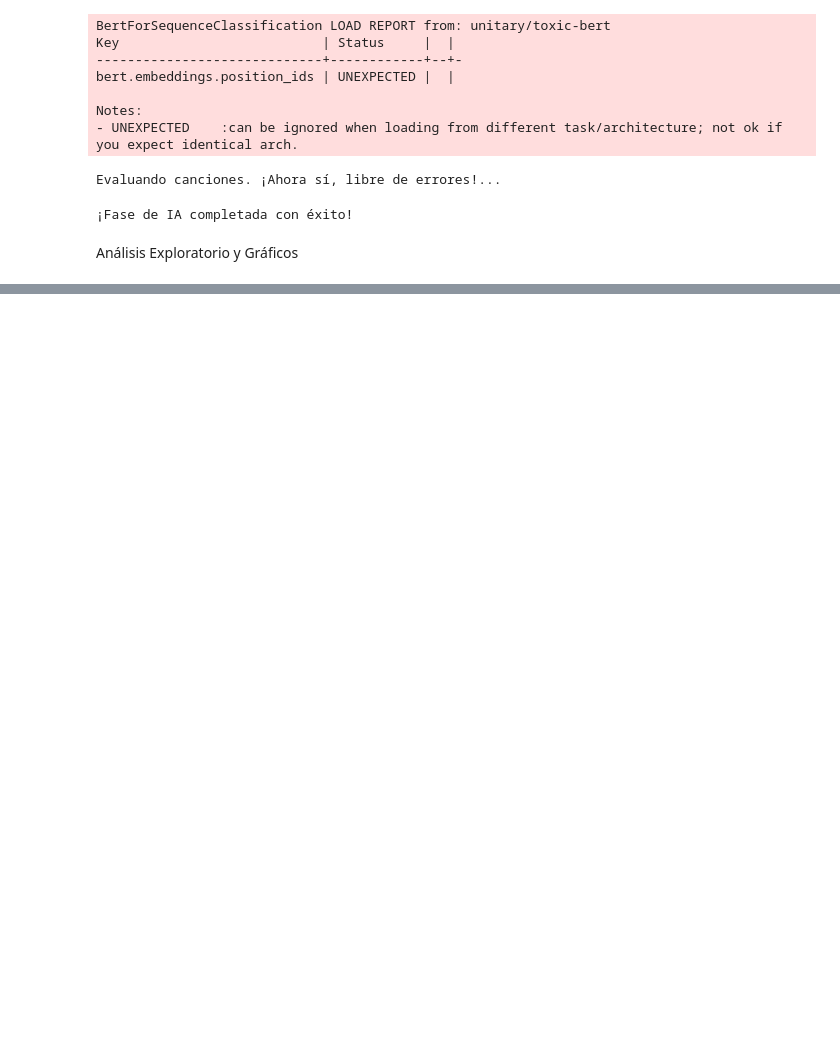
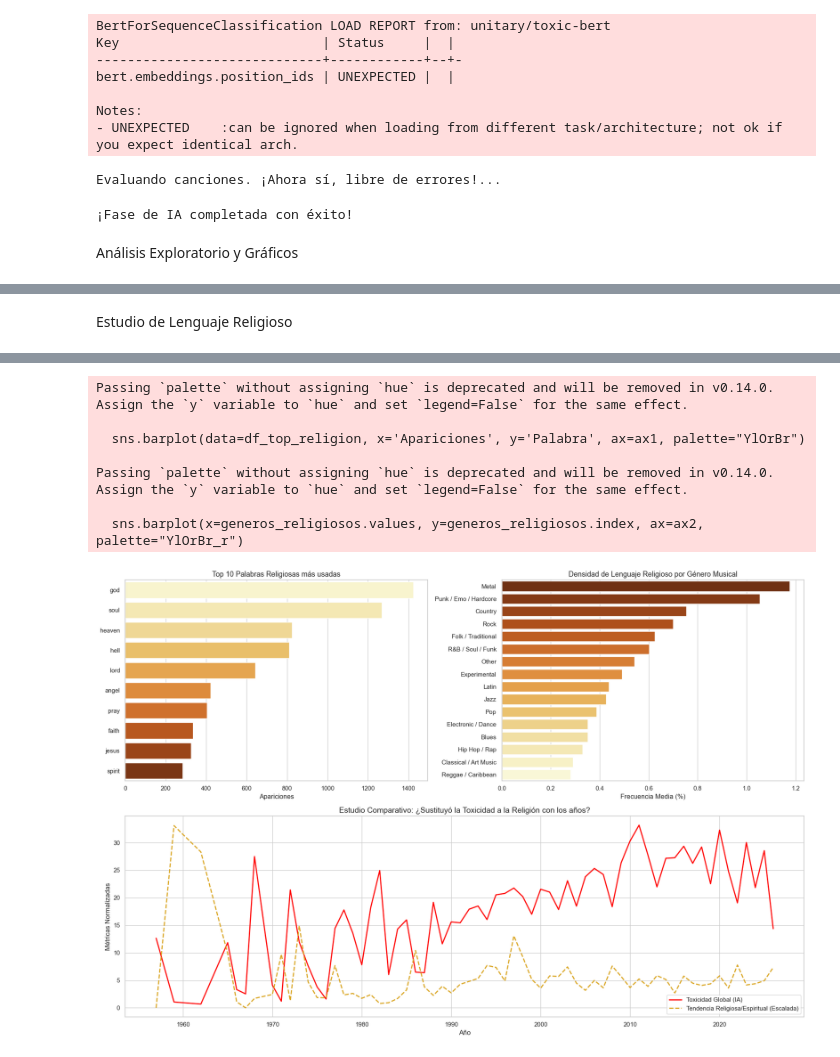
Before and after one commit to pacarma4/NLP, a Jupyter notebook: Deteccion_contenido_ofensivo.ipynb, the cells around one changed output, grey strips where cells are left out. Saved outputs shown, nothing was run; the diff lists cells and outputs as text; code cells hidden in the pictures; blank space fills up the shorter version.

```diff
--- a/Deteccion_contenido_ofensivo.ipynb
+++ b/Deteccion_contenido_ofensivo.ipynb
@@ -362,0 +335,72 @@ tyranny            3
+# %% [markdown]
+Estudio de Lenguaje Religioso
+# %%
+
+print("Iniciando análisis de Lenguaje Religioso...")
+
+# Diccionario Base (Cristianismo, Islam, Judaísmo, Oriental y Espiritualidad General)
+dict_religion_base = [
+    'god', 'gods', 'jesus', 'christ', 'lord', 'holy', 'heaven', 'hell',
+    'angel', 'angels', 'demon', 'demons', 'devil', 'devils', 'satan', 'sin', 'sins',
+    'pray', 'praying', 'prayer', 'prayers', 'church', 'churches', 'amen', 'hallelujah',
+    'faith', 'divine', 'sacred', 'soul', 'souls', 'spirit', 'spirits', 'savior',
+    'pastor', 'pastors', 'priest', 'priests', 'saint', 'saints', 'bible', 'bibles',
+    'allah', 'quran', 'mosque', 'prophet', 'prophets', 'yahweh', 'torah', 'rabbi',
+    'synagogue', 'karma', 'buddha', 'temple', 'temples', 'nirvana', 'gospel'
+]
+
+# Expandimos el diccionario
+dict_religion_full = expandir_diccionario_estricto(dict_religion_base, vocabulario_dataset)
+
+# Aplicamos el conteo y calculamos la densidad sin afectar a las otras columnas
+df['count_religious'] = df['lyrics'].apply(lambda x: contar_blindado(x, dict_religion_full))
+df['freq_religious_pct'] = (df['count_religious'] / df['word_count']) * 100
+
+print(f"Diccionario religioso expandido a {len(dict_religion_full)} palabras.")
+print("Métricas religiosas calculadas.\n")
+
+# VISUALIZACIONES DEL LENGUAJE RELIGIOSO
+from collections import Counter
+
+# Preparamos Top Palabras Religiosas
+conteo_religion = {w: c for w, c in conteo_global.items() if w in dict_religion_full}
+df_top_religion = pd.DataFrame(Counter(conteo_religion).most_common(10), columns=['Palabra', 'Apariciones'])
+
+# Creamos la figura con 3 gráficas
+fig = plt.figure(figsize=(18, 12))
+
+# Gráfico 1: Top 10 Palabras Religiosas
+ax1 = plt.subplot(2, 2, 1)
+sns.barplot(data=df_top_religion, x='Apariciones', y='Palabra', ax=ax1, palette="YlOrBr")
+ax1.set_title('Top 10 Palabras Religiosas más usadas', fontsize=13)
+ax1.set_ylabel('')
+
+# Gráfico 2: Lenguaje Religioso por Género
+ax2 = plt.subplot(2, 2, 2)
+generos_religiosos = df.groupby('genre_clean')['freq_religious_pct'].mean().sort_values(ascending=False)
+sns.barplot(x=generos_religiosos.values, y=generos_religiosos.index, ax=ax2, palette="YlOrBr_r")
+ax2.set_title('Densidad de Lenguaje Religioso por Género Musical', fontsize=13)
+ax2.set_xlabel('Frecuencia Media (%)')
+ax2.set_ylabel('')
+
+# Gráfico 3: Religión vs Toxicidad a lo largo del tiempo
+ax3 = plt.subplot(2, 1, 2)
+temporal_religion = df.groupby('year').agg(
+    IA_Contexto=('ia_toxic_score', 'mean'),
+    Religion_Freq=('freq_religious_pct', 'mean')
+).reset_index()
+
+# Escalamos para comparar las tendencias visualmente
+escala_rel = temporal_religion['IA_Contexto'].max() / (temporal_religion['Religion_Freq'].max() + 0.01)
+
+sns.lineplot(data=temporal_religion, x='year', y='IA_Contexto', ax=ax3, label='Toxicidad Global (IA)', color='red', linewidth=2)
+sns.lineplot(x=temporal_religion['year'], y=temporal_religion['Religion_Freq'] * escala_rel, ax=ax3, label='Tendencia Religiosa/Espiritual (Escalada)', color='goldenrod', linestyle='dashed', linewidth=2)
+
+ax3.set_title('Estudio Comparativo: ¿Sustituyó la Toxicidad a la Religión con los años?', fontsize=14)
+ax3.set_xlabel('Año')
+ax3.set_ylabel('Métricas Normalizadas')
+ax3.legend()
+
+plt.tight_layout()
+plt.show()
+# %% [output]
@@ -362,0 +410,8 @@ tyranny            3
+Passing `palette` without assigning `hue` is deprecated and will be removed in v0.14.0. Assign the `y` variable to `hue` and set `legend=False` for the same effect.
+
+  sns.barplot(data=df_top_religion, x='Apariciones', y='Palabra', ax=ax1, palette="YlOrBr")
+
+Passing `palette` without assigning `hue` is deprecated and will be removed in v0.14.0. Assign the `y` variable to `hue` and set `legend=False` for the same effect.
+
+  sns.barplot(x=generos_religiosos.values, y=generos_religiosos.index, ax=ax2, palette="YlOrBr_r")
+[figure, added]
```
Also changed, not shown: parts of 5 cells of this notebook.
